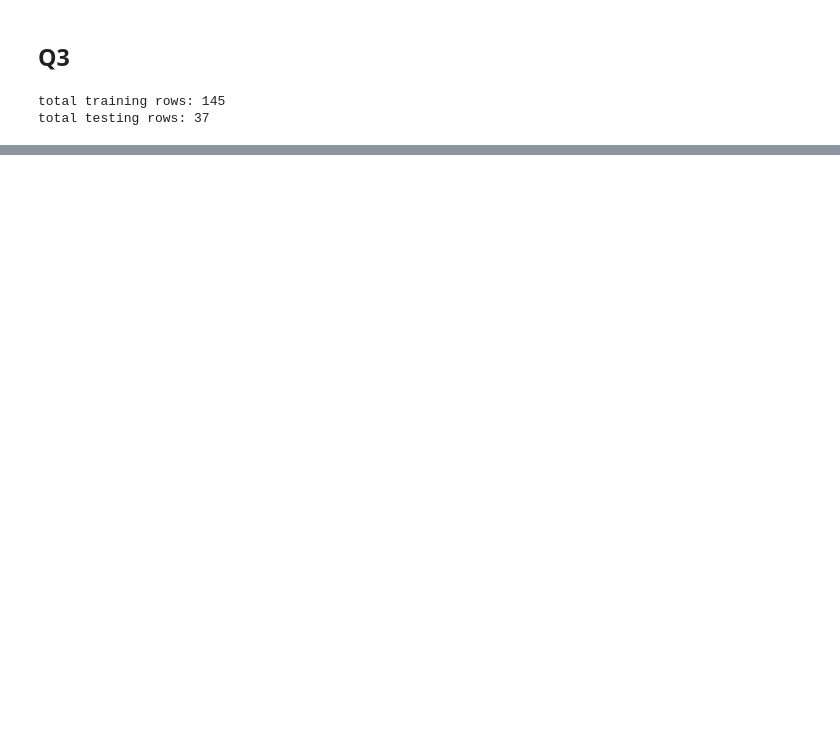
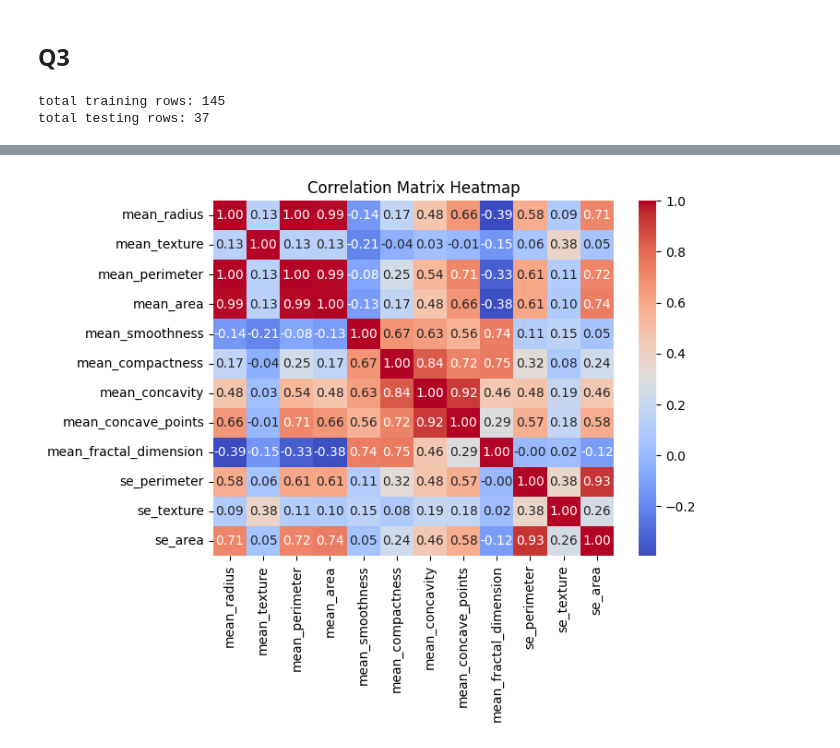
Before and after one commit to AdarshaSubedi/LogisticRegression, a Jupyter notebook: assignment2-Q2.ipynb, the cells around one changed output, grey strips where cells are left out. Saved outputs shown, nothing was run; the diff lists cells and outputs as text; code cells hidden in the pictures; blank space fills up the shorter version.

```diff
--- a/assignment2-Q2.ipynb
+++ b/assignment2-Q2.ipynb
@@ -682,0 +842,9 @@ np.exp(-a)
+# %%
+corr_matrix = data[['mean_radius', 'mean_texture', 'mean_perimeter', 'mean_area', 'mean_smoothness', 'mean_compactness', 'mean_concavity', 'mean_concave_points', 'mean_fractal_dimension', 'se_perimeter', 'se_texture', 'se_area']].corr()
+
+plt.figure(figsize=(7,5))
+sns.heatmap(corr_matrix, annot=True, cmap="coolwarm", fmt=".2f")
+plt.title("Correlation Matrix Heatmap")
+plt.show()
+# %% [output]
+[figure, added]
```
Also changed, not shown: parts of 30 cells of this notebook.
